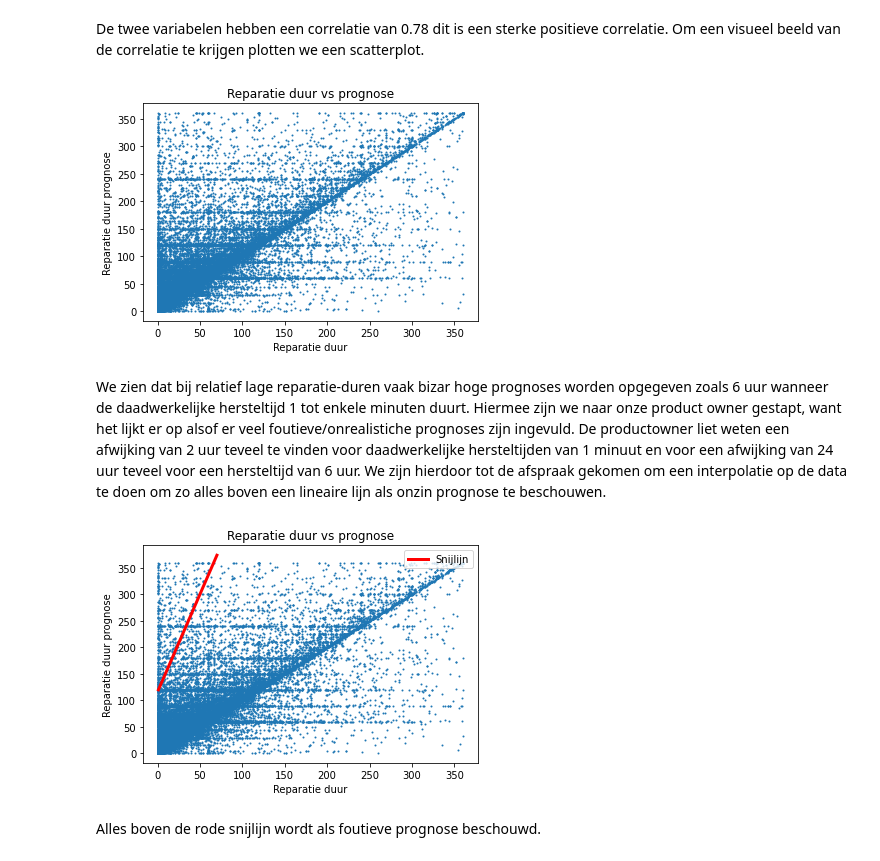
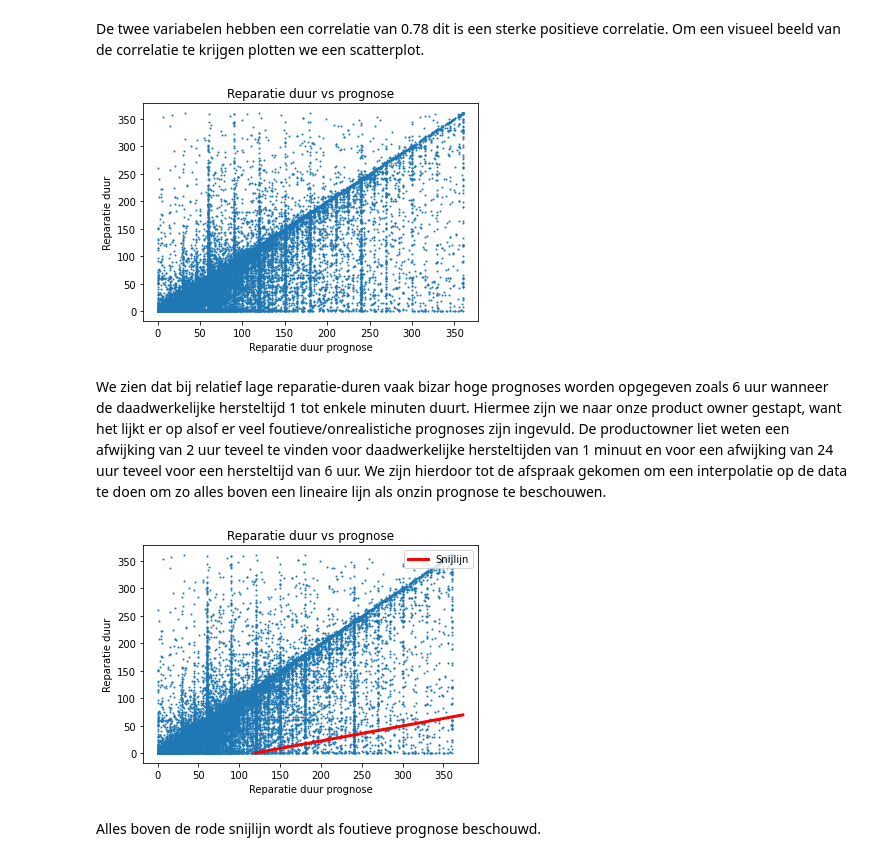
Before and after one commit to sbeetsma/DDB_groep5, a Jupyter notebook: prorail_eindversie.ipynb, the cells around one changed output. Drawn from its saved outputs; the diff is of its cells as text; code cells hidden in the pictures.

```diff
--- a/prorail_eindversie.ipynb
+++ b/prorail_eindversie.ipynb
@@ -568,30 +568,30 @@ dataset_m1[[target, feature]].corr()
 De twee variabelen hebben een correlatie van 0.78 dit is een sterke positieve correlatie.
 Om een visueel beeld van de correlatie te krijgen plotten we een scatterplot.
 # %%
-dataset_m1.plot.scatter(x=target, y=feature, s=1)
-plt.xlabel("Reparatie duur")
-plt.ylabel("Reparatie duur prognose")
+dataset_m1.plot.scatter(x=feature, y=target, s=1)
+plt.xlabel("Reparatie duur prognose")
+plt.ylabel("Reparatie duur")
 plt.title("Reparatie duur vs prognose")
 plt.show()
 # %% [output]
-[figure, old version]
+[figure, new version]
 # %% [markdown]
 We zien dat bij relatief lage reparatie-duren vaak bizar hoge prognoses worden opgegeven zoals 6 uur wanneer de daadwerkelijke hersteltijd 1 tot enkele minuten duurt.
 Hiermee zijn we naar onze product owner gestapt, want het lijkt er op alsof er veel foutieve/onrealistiche prognoses zijn ingevuld. De productowner liet weten een afwijking van 2 uur teveel te vinden voor daadwerkelijke hersteltijden van 1 minuut en voor een afwijking van 24 uur teveel voor een hersteltijd van 6 uur. We zijn hierdoor tot de afspraak gekomen om een interpolatie op de data te doen om zo alles boven een lineaire lijn als onzin prognose te beschouwen.
 # %%
 interpolater = interp1d([1, 360], [120, 1440]) # maak lineaire interpolatie functie.
 # %%
-dataset_m1[dataset_m1[feature]<1440].plot.scatter(x=target, y=feature,s=1)
-plt.plot([1, 70], interpolater([1,70]), c='red', linewidth=3)
+dataset_m1[dataset_m1[feature]<1440].plot.scatter(x=feature, y=target,s=1)
+plt.plot(interpolater([1,70]), [1, 70], c='red', linewidth=3)
 
-plt.xlabel("Reparatie duur")
-plt.ylabel("Reparatie duur prognose")
+plt.xlabel("Reparatie duur prognose")
+plt.ylabel("Reparatie duur")
 plt.title("Reparatie duur vs prognose")
 
 plt.legend(['Snijlijn'],loc="upper right")
 plt.show()
 # %% [output]
-[figure, old version]
+[figure, new version]
 # %% [markdown]
 Alles boven de rode snijlijn wordt als foutieve prognose beschouwd.
 # %% [markdown]
```
Also changed, not shown: parts of 2 cells of this notebook.
